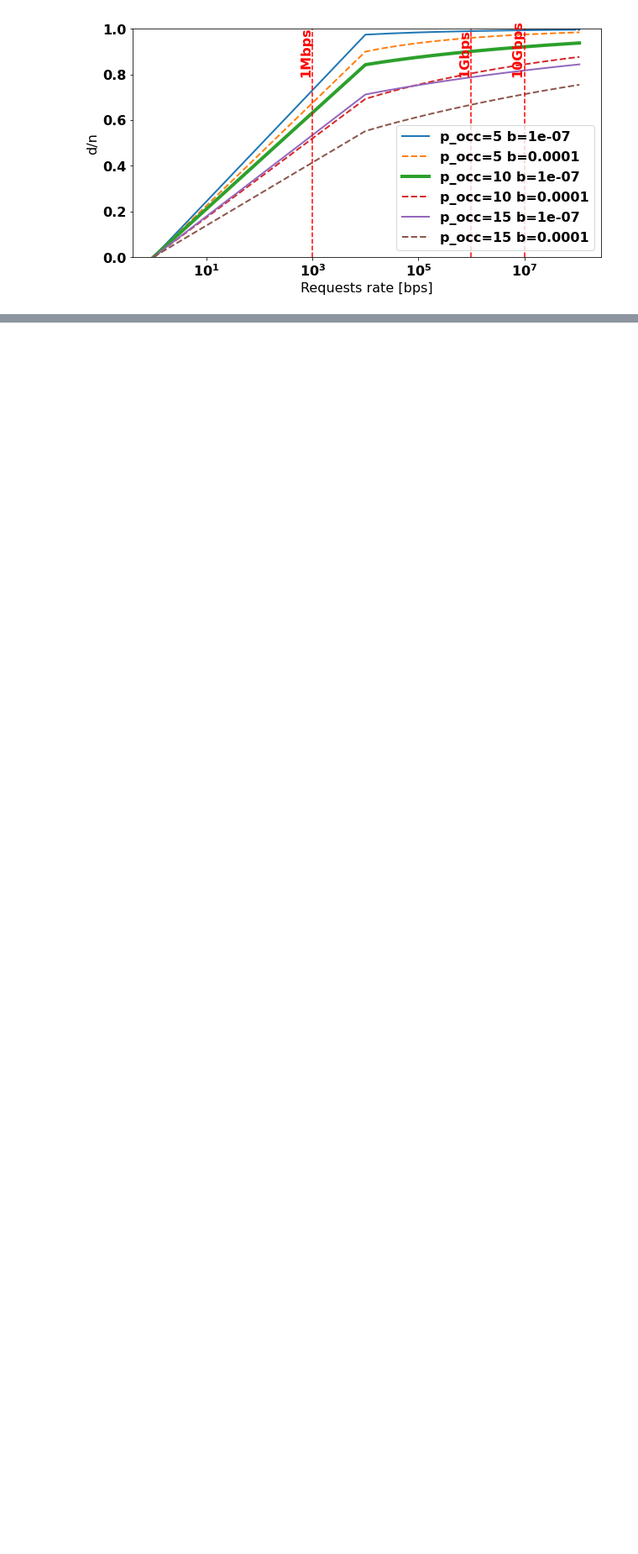
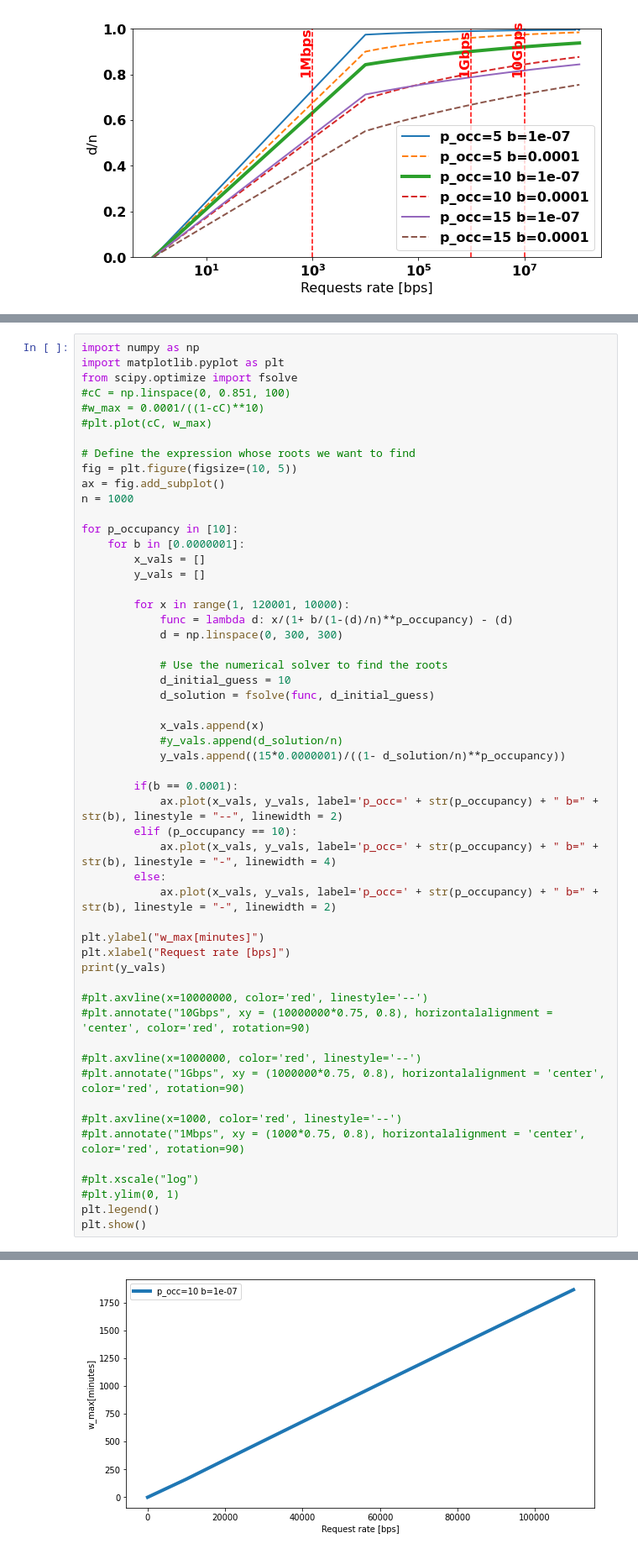
Before and after one commit to datahop/p2p-service-discovery, a Jupyter notebook: service-discovery/python/analysis_section.ipynb, the cells around one changed output, grey strips where cells are left out. Shown: that part at 84% size. Drawn from its saved outputs; the diff is of its cells as text; blank space fills up the shorter version.

```diff
--- a/service-discovery/python/analysis_section.ipynb
+++ b/service-discovery/python/analysis_section.ipynb
@@ -76,0 +84,55 @@ plt.show()
+# %%
+import numpy as np
+import matplotlib.pyplot as plt
+from scipy.optimize import fsolve
+#cC = np.linspace(0, 0.851, 100)
+#w_max = 0.0001/((1-cC)**10)
+#plt.plot(cC, w_max)
+
+# Define the expression whose roots we want to find
+fig = plt.figure(figsize=(10, 5))
+ax = fig.add_subplot()
+n = 1000
+
+for p_occupancy in [10]:
+    for b in [0.0000001]:
+        x_vals = []
+        y_vals = []
+
+        for x in range(1, 120001, 10000):
+            func = lambda d: x/(1+ b/(1-(d)/n)**p_occupancy) - (d)
+            d = np.linspace(0, 300, 300)
+
+            # Use the numerical solver to find the roots
+            d_initial_guess = 10
+            d_solution = fsolve(func, d_initial_guess)
+
+            x_vals.append(x)
+            #y_vals.append(d_solution/n)
+            y_vals.append((15*0.0000001)/((1- d_solution/n)**p_occupancy))
+
+        if(b == 0.0001):
+            ax.plot(x_vals, y_vals, label='p_occ=' + str(p_occupancy) + " b=" + str(b), linestyle = "--", linewidth = 2)
+        elif (p_occupancy == 10):
+            ax.plot(x_vals, y_vals, label='p_occ=' + str(p_occupancy) + " b=" + str(b), linestyle = "-", linewidth = 4)
+        else:
+            ax.plot(x_vals, y_vals, label='p_occ=' + str(p_occupancy) + " b=" + str(b), linestyle = "-", linewidth = 2)
+
+plt.ylabel("w_max[minutes]")
+plt.xlabel("Request rate [bps]")
+print(y_vals)
+
+#plt.axvline(x=10000000, color='red', linestyle='--')
+#plt.annotate("10Gbps", xy = (10000000*0.75, 0.8), horizontalalignment = 'center', color='red', rotation=90)
+
+#plt.axvline(x=1000000, color='red', linestyle='--')
+#plt.annotate("1Gbps", xy = (1000000*0.75, 0.8), horizontalalignment = 'center', color='red', rotation=90)
+
+#plt.axvline(x=1000, color='red', linestyle='--')
+#plt.annotate("1Mbps", xy = (1000*0.75, 0.8), horizontalalignment = 'center', color='red', rotation=90)
+
+#plt.xscale("log")
+#plt.ylim(0, 1)
+plt.legend()
+plt.show()
+# %% [output]
@@ -76,0 +140 @@ plt.show()
+[figure, added]
```
Also changed, not shown: parts of 3 cells of this notebook.
